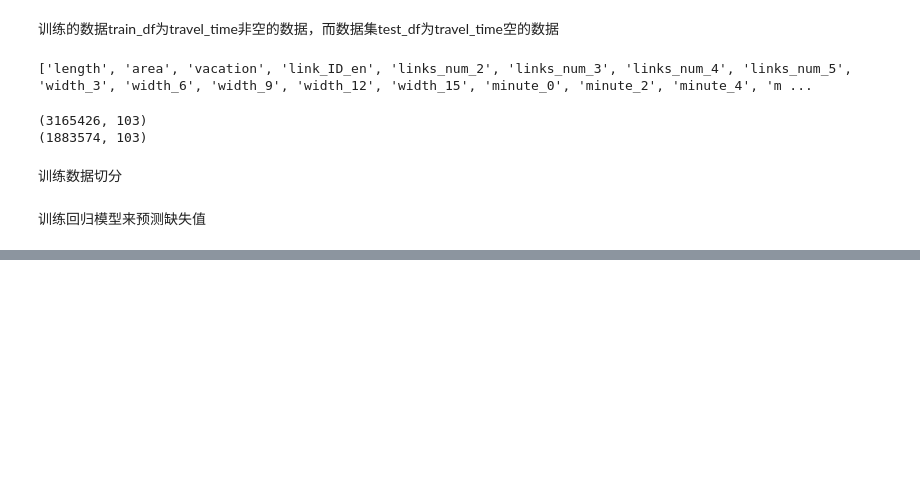
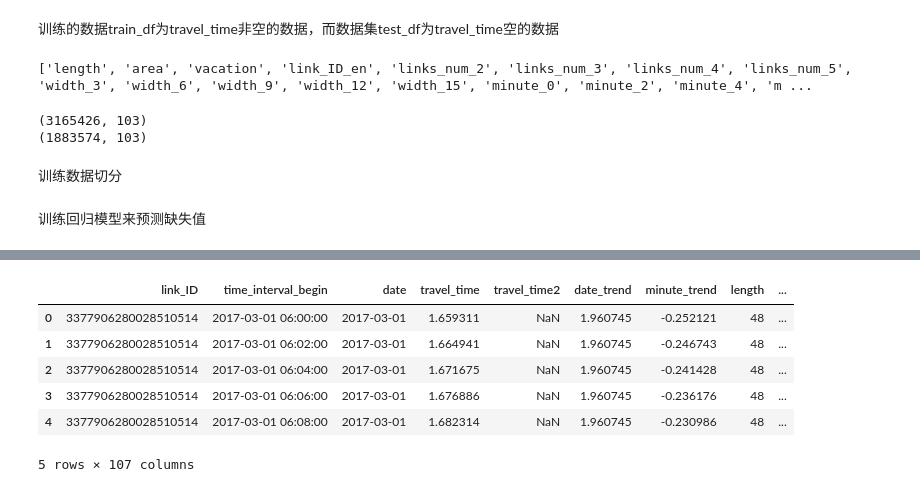
Before and after one commit to ben1234560/AiLearning-Theory-Applying, a Jupyter notebook: 机器学习竞赛实战_优胜解决方案/智慧城市-道路通行时间预测/道路通行时间预测.ipynb, the cells around one changed output, grey strips where cells are left out. Saved outputs shown, nothing was run; the diff lists cells and outputs as text; code cells hidden in the pictures; blank space fills up the shorter version.

```diff
--- a/机器学习竞赛实战_优胜解决方案/智慧城市-道路通行时间预测/道路通行时间预测.ipynb
+++ b/机器学习竞赛实战_优胜解决方案/智慧城市-道路通行时间预测/道路通行时间预测.ipynb
@@ -456,0 +455,14 @@ regressor = xgb.XGBRegressor()
+# %%
+regressor = xgb.XGBRegressor(learning_rate=params['learning_rate'],
+                             n_estimators=params['n_estimators'],
+                            booster='gbtree', objective='reg:linear',
+                            n_jobs=-1,subsample=params['subsample'],
+                            colsample_bytree=params['colsample_bytree'],
+                            random_state=0,max_depth=params['max_depth'],
+                            gamma=params['gamma'],
+                             min_child_weight=params['min_child_weight'],
+                            reg_alpha=params['reg_alpha'])
+regressor.fit(X_train,y_train,verbose=True,early_stopping_rounds=10,eval_set=eval_set)
+print(test_df[train_feature].head())
+print(test_df[train_feature].info())
+test_df['prediction'] = regressor.predict(test_df[train_feature].values)
@@ -456,0 +487,3 @@ regressor = xgb.XGBRegressor()
+# %%
+df = pd.merge(df, test_df[['link_ID','time_interval_begin','prediction']],
+             on=['link_ID','time_interval_begin'],how='left')
@@ -456,0 +528,17 @@ regressor = xgb.XGBRegressor()
+# %%
+df['imputation1'] = df['travel_time'].isnull()
+df['travel_time'] = df['travel_time'].fillna(value=df['prediction'])
+df['travel_time'] = (df['travel_time']
+                     * np.array(df['travel_time_std'])
+                    + np.array(df['minute_trend'])
+                    + np.array(df['date_trend']))
+# %%
+df.head()
+# %% [output]
+|  | link_ID | time_interval_begin | date | travel_time | travel_time2 | date_trend | minute_trend | length | ... |
+| 0 | 3377906280028510514 | 2017-03-01 06:00:00 | 2017-03-01 | 1.659311 | NaN | 1.960745 | -0.252121 | 48 | ... |
+| 1 | 3377906280028510514 | 2017-03-01 06:02:00 | 2017-03-01 | 1.664941 | NaN | 1.960745 | -0.246743 | 48 | ... |
+| 2 | 3377906280028510514 | 2017-03-01 06:04:00 | 2017-03-01 | 1.671675 | NaN | 1.960745 | -0.241428 | 48 | ... |
+| 3 | 3377906280028510514 | 2017-03-01 06:06:00 | 2017-03-01 | 1.676886 | NaN | 1.960745 | -0.236176 | 48 | ... |
+| 4 | 3377906280028510514 | 2017-03-01 06:08:00 | 2017-03-01 | 1.682314 | NaN | 1.960745 | -0.230986 | 48 | ... |
+5 rows × 107 columns
```
Also changed, not shown: parts of 35 cells of this notebook.
